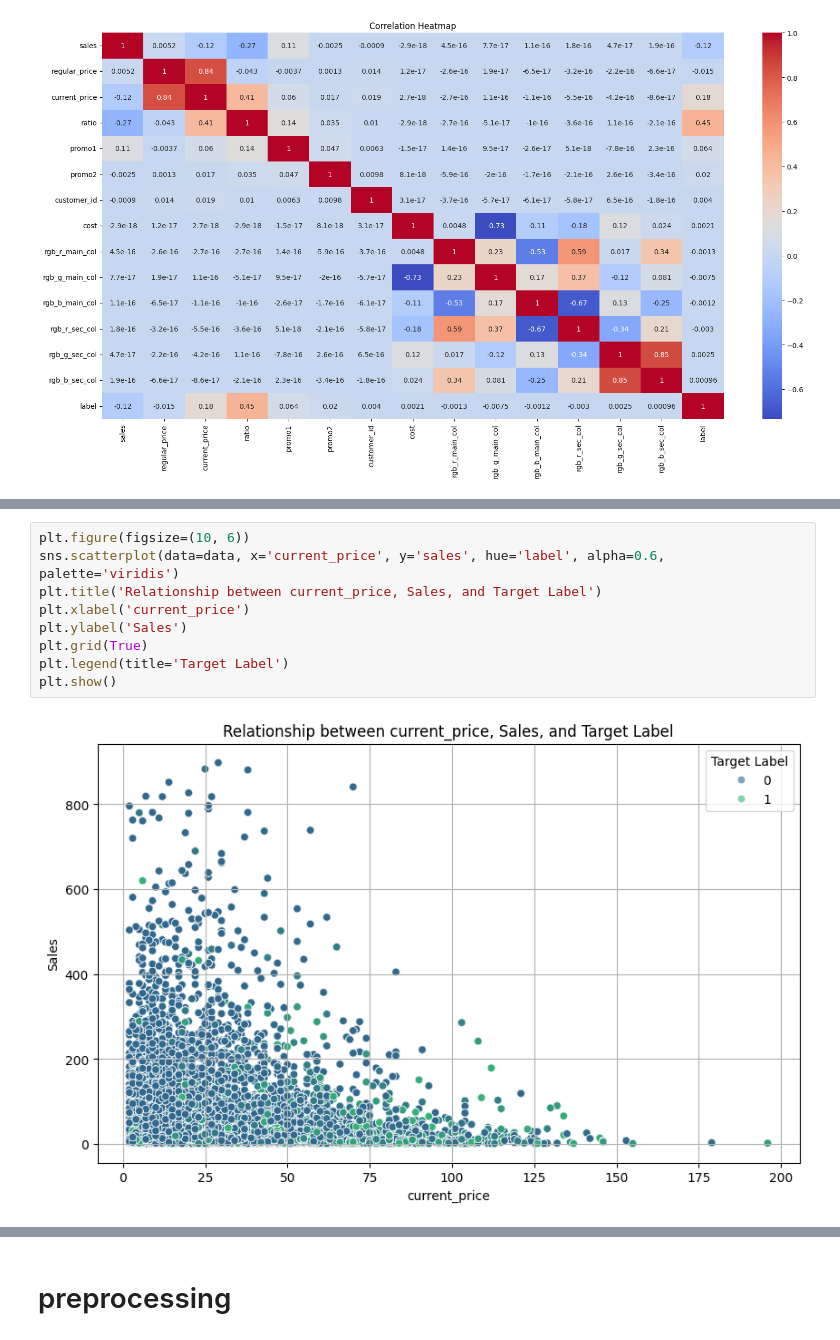
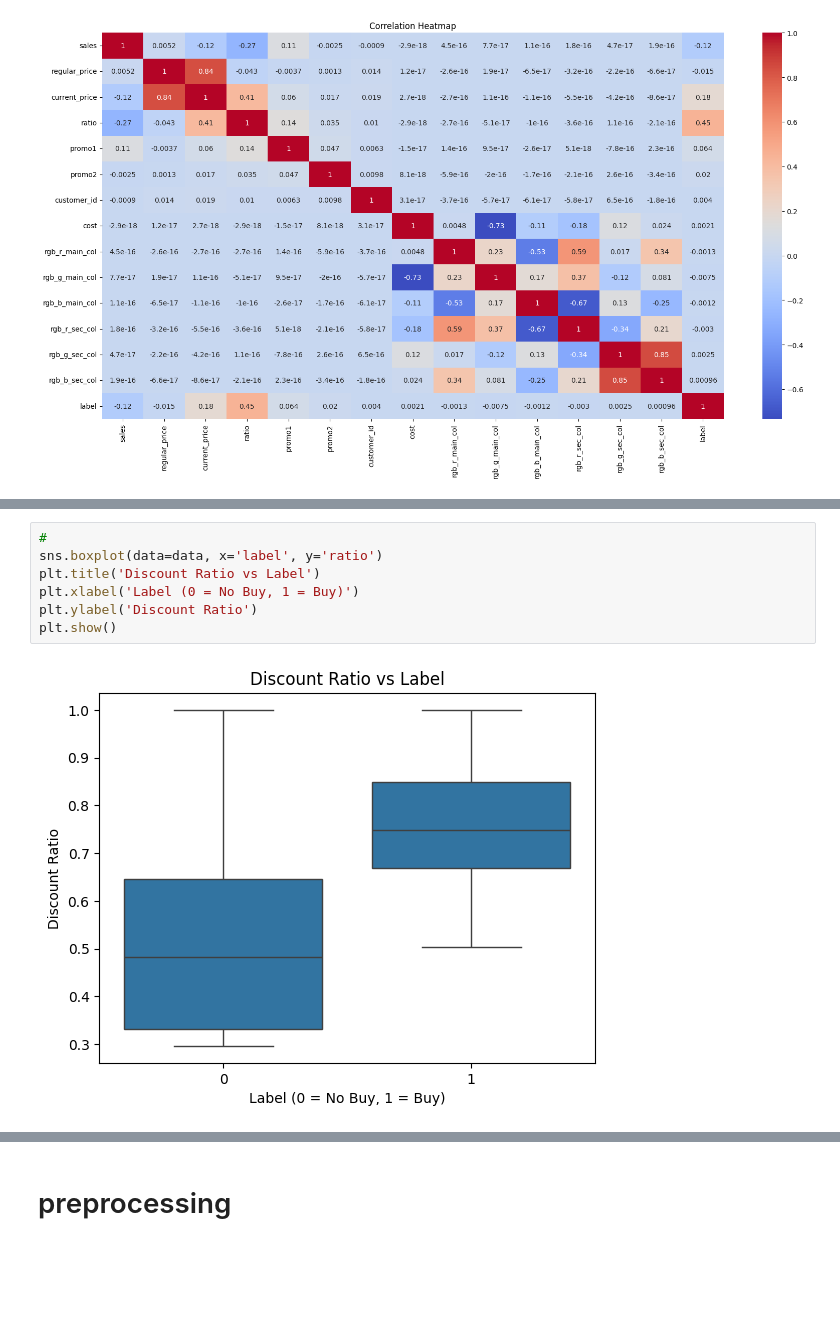
Before and after one commit to youssefelzahar/Marketing_campaign_ML_model, a Jupyter notebook: model.ipynb, the cells around one changed output, grey strips where cells are left out. Cells and saved outputs as stored; diff of their text form; blank space fills up the shorter version.

```diff
--- a/model.ipynb
+++ b/model.ipynb
@@ -118,11 +114,9 @@ plt.show()
-# %%
-plt.figure(figsize=(10, 6))
-sns.scatterplot(data=data, x='current_price', y='sales', hue='label', alpha=0.6, palette='viridis')
-plt.title('Relationship between current_price, Sales, and Target Label')
-plt.xlabel('current_price')
-plt.ylabel('Sales')
-plt.grid(True)
-plt.legend(title='Target Label')
-plt.show()
-# %% [output]
-[figure, removed]
+# %%
+#
+sns.boxplot(data=data, x='label', y='ratio')
+plt.title('Discount Ratio vs Label')
+plt.xlabel('Label (0 = No Buy, 1 = Buy)')
+plt.ylabel('Discount Ratio')
+plt.show()
+# %% [output]
+[figure, added]
```
Also changed, not shown: parts of 7 cells of this notebook.
